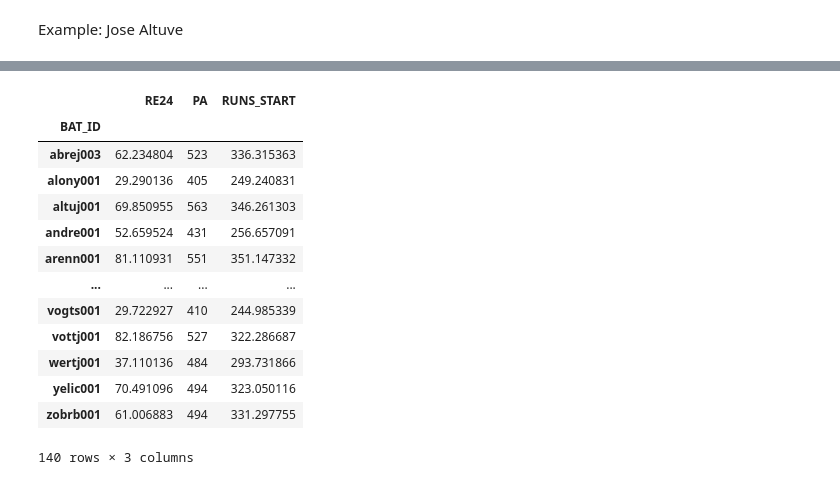
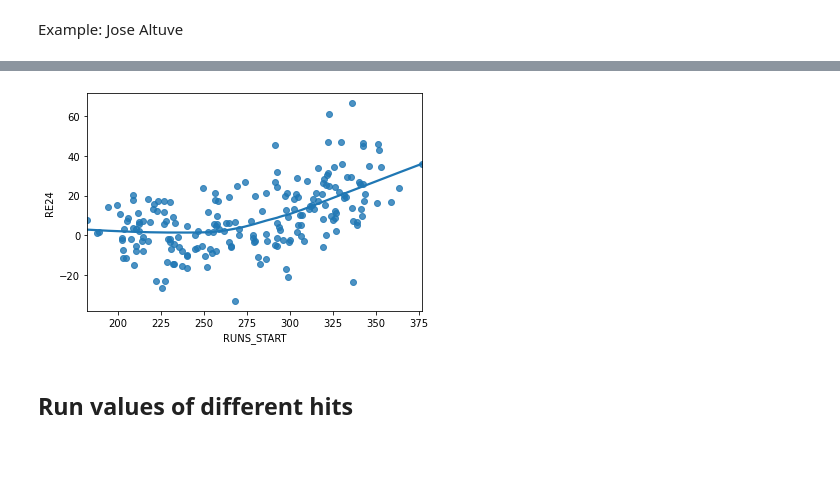
Before and after one commit to fonnesbeck/baseball, a Jupyter notebook: notebooks/Run Expectancy.ipynb, the cells around one changed output, grey strips where cells are left out. Drawn from its saved outputs; the diff is of its cells as text; code cells hidden in the pictures; blank space fills up the shorter version.

```diff
--- a/notebooks/Run Expectancy.ipynb
+++ b/notebooks/Run Expectancy.ipynb
@@ -193,19 +200,10 @@ runs = data2016b.groupby('BAT_ID').agg(RE24=('run_value', sum),
                                 PA=('run_value', 'count'),
                                 RUNS_START=('runs_state', sum))
 
-runs.query('PA>=400')
+runs_400 = runs.query('PA>=400')
-# %% [output]
-|  | RE24 | PA | RUNS_START |
-| BAT_ID |  |  |  |
-| abrej003 | 62.234804 | 523 | 336.315363 |
-| alony001 | 29.290136 | 405 | 249.240831 |
-| altuj001 | 69.850955 | 563 | 346.261303 |
-| andre001 | 52.659524 | 431 | 256.657091 |
-| arenn001 | 81.110931 | 551 | 351.147332 |
-| ... | ... | ... | ... |
-| vogts001 | 29.722927 | 410 | 244.985339 |
-| vottj001 | 82.186756 | 527 | 322.286687 |
-| wertj001 | 37.110136 | 484 | 293.731866 |
-| yelic001 | 70.491096 | 494 | 323.050116 |
-| zobrb001 | 61.006883 | 494 | 331.297755 |
-140 rows × 3 columns
+# %%
+sns.regplot(x='RUNS_START', y='RE24', data=runs_400, lowess=True);
+# %% [output]
+[figure, added]
+# %% [markdown]
+## Run values of different hits
```
Also changed, not shown: parts of 15 cells of this notebook.
